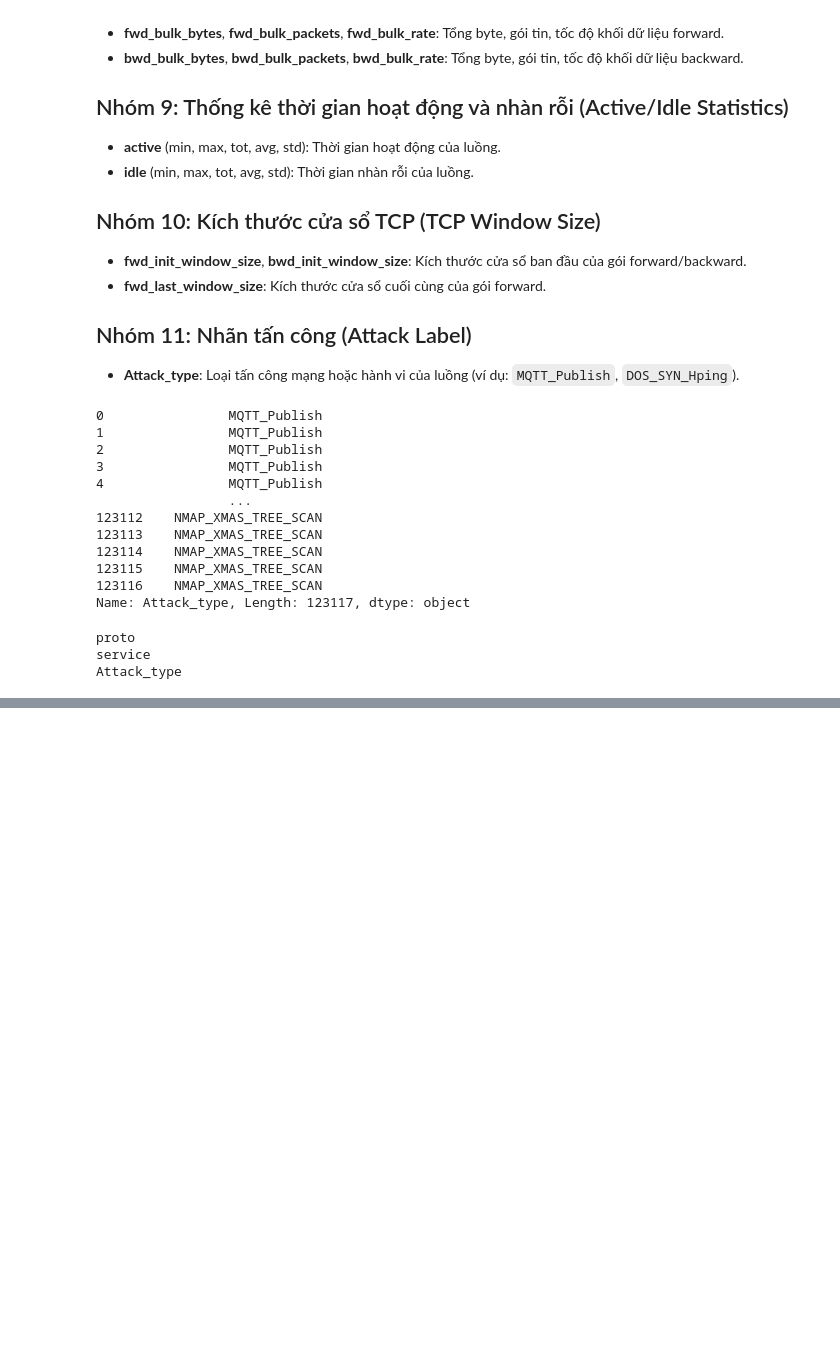
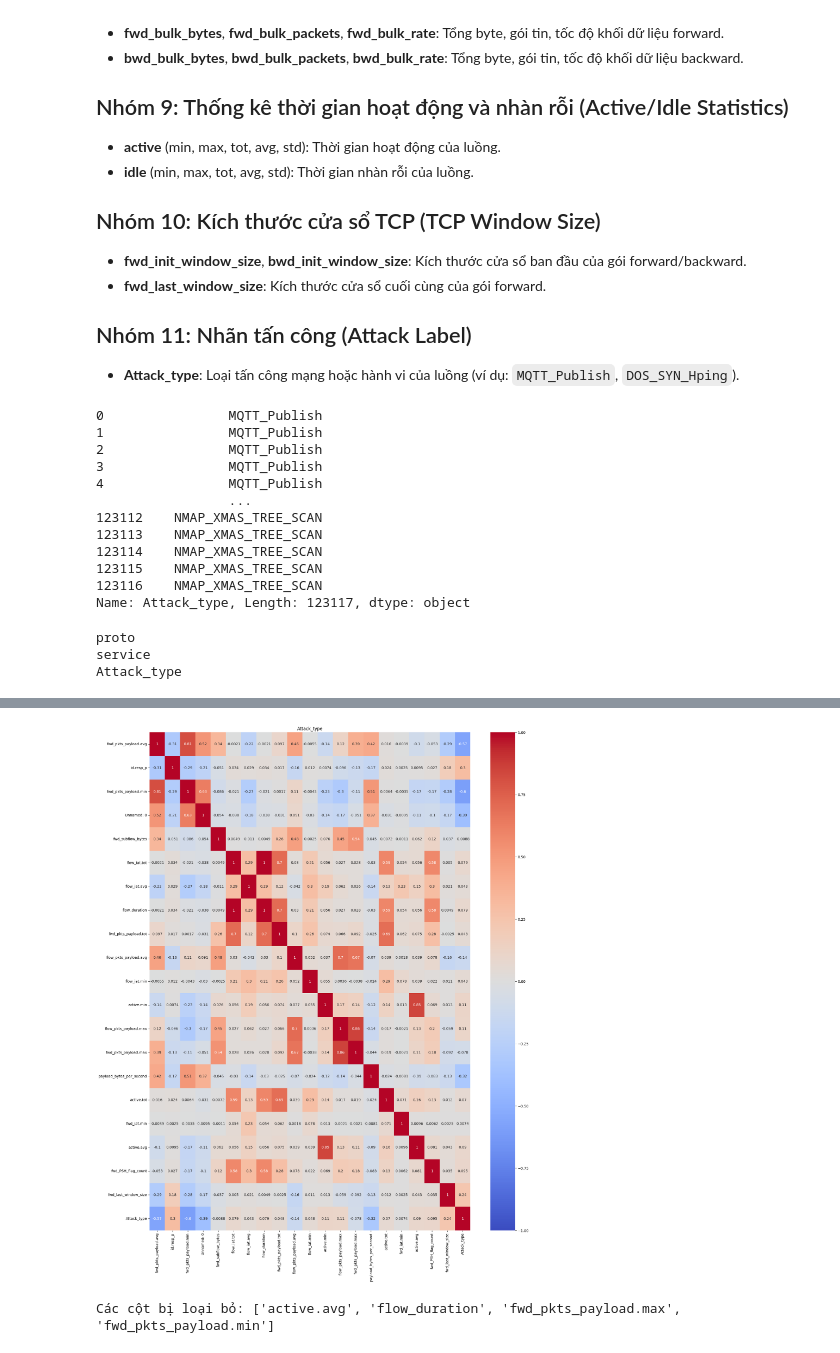
Before and after one commit to quixinh/ppnckh, a Jupyter notebook: main.ipynb, the cells around one changed output, grey strips where cells are left out. Cells and saved outputs as stored; diff of their text form; code cells hidden in the pictures; blank space fills up the shorter version.

```diff
--- a/main.ipynb
+++ b/main.ipynb
@@ -101,0 +128,8 @@ ValueError: could not convert string to float: 'tcp'
+# %%
+Preprocessing.plot_heatmap(X_train[list['Feature']], y_train,'Attack_type')
+# %% [output]
+[figure, added]
+# %%
+df_reduced, dropped_columns = DataProcessing.remove_highly_correlated_columns(X_train[list['Feature']], threshold=0.8)
+# %% [output]
+Các cột bị loại bỏ: ['active.avg', 'flow_duration', 'fwd_pkts_payload.max', 'fwd_pkts_payload.min']
```
Also changed, not shown: parts of 23 cells of this notebook, 4 other files.
